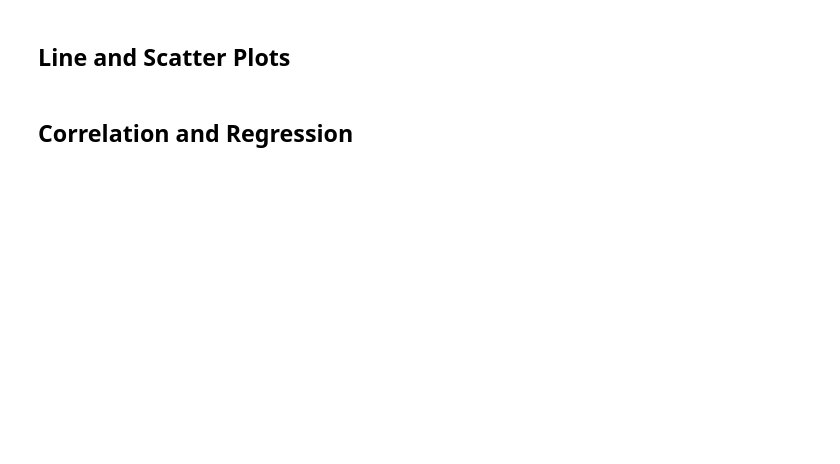
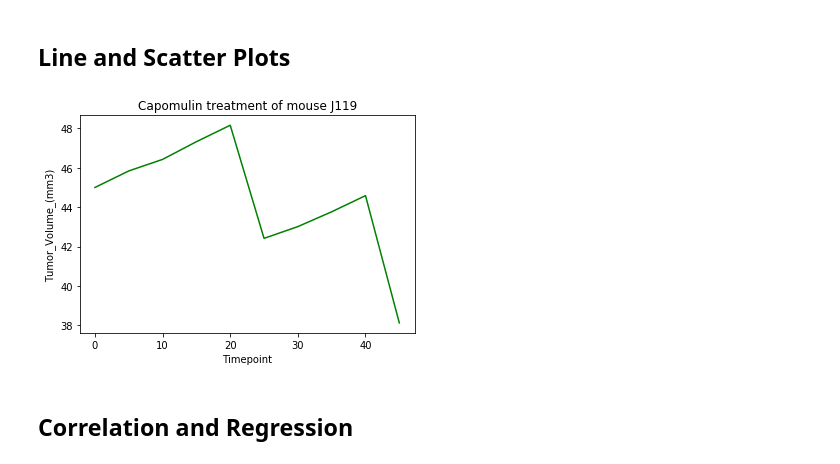
Before and after one commit to charlim26/matplotlib-challenge, a Jupyter notebook: Pymaceuticals/main3.ipynb, the cells around one changed output. Saved outputs shown, nothing was run; the diff lists cells and outputs as text; code cells hidden in the pictures; blank space fills up the shorter version.

```diff
--- a/Pymaceuticals/main3.ipynb
+++ b/Pymaceuticals/main3.ipynb
@@ -446,3 +570,21 @@ final_merge
+# %%
+# Generate a line plot of time point versus tumor volume for a mouse treated with Capomulin
+
+line_plot_df = pharma_final_df[pharma_final_df["Mouse_ID"] == "j119"]
+# mouse_capo = mouse_capo.loc[mouse_capo]["Drug_Regimen"] == "Capomulin"]
+# capo_mouse = mouse_capo.loc[mouse_capo]["Drug_Regimen"] == "Capomulin"]
+# final_mouse = capo_mouse.loc[capo_mouse]["Mouse_ID"] == "j119"]
+# final_mouse
+
+xplot = line_plot_df["Timepoint"]
+yplot = line_plot_df["Tumor_Volume_(mm3)"]
+plt.plot(xplot,yplot,color = "g")
+plt.xlabel("Timepoint")
+plt.ylabel("Tumor_Volume_(mm3)")
+plt.title("Capomulin treatment of mouse J119")
+plt.show()
+# %% [output]
+[figure, added]
 # %%
 # Generate a scatter plot of mouse weight versus average tumor volume for the Capomulin regimen
 # %% [markdown]
```
Also changed, not shown: parts of 15 cells of this notebook.
